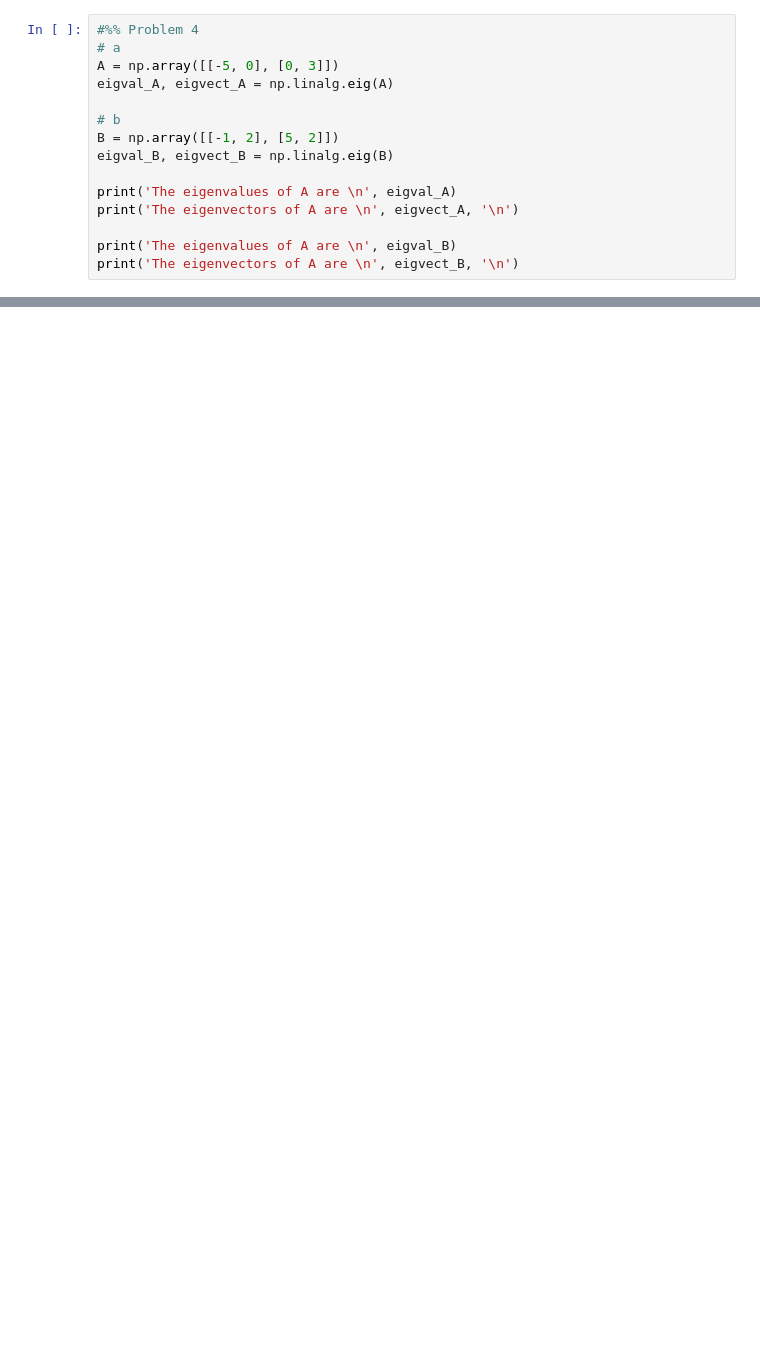
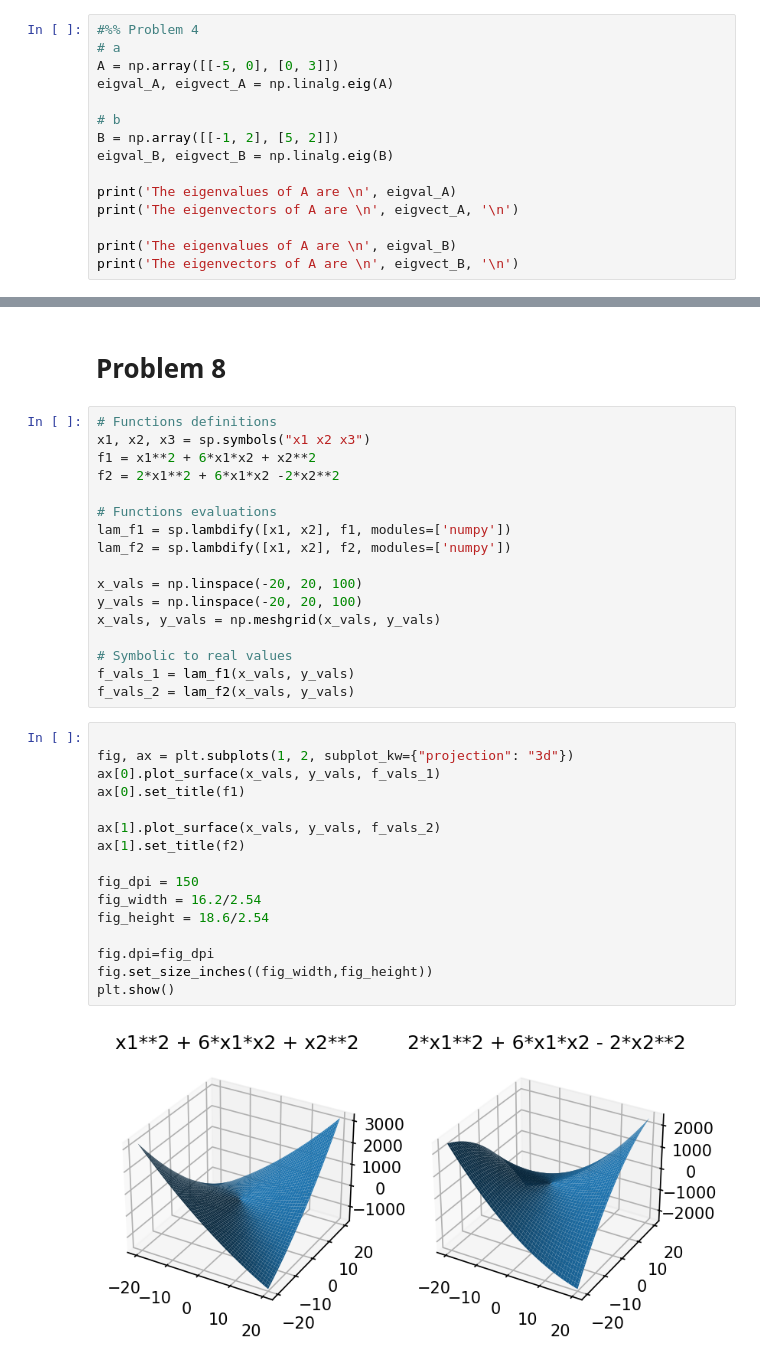
Before and after one commit to lufgarciaar/num_analysis_exercises, a Jupyter notebook: numeric_analysis_exercises/cap2_linear_algebra_review.ipynb, the cells around one changed output, grey strips where cells are left out. Cells and saved outputs as stored; diff of their text form; blank space fills up the shorter version.

Commit message:
Solution to problem 8 added

```diff
--- a/numeric_analysis_exercises/cap2_linear_algebra_review.ipynb
+++ b/numeric_analysis_exercises/cap2_linear_algebra_review.ipynb
@@ -167,0 +126,38 @@ A proof for B can be made getting the matrix from block diag_matrix
+# %% [markdown]
+Problem 8
+==========
+# %%
+# Functions definitions
+x1, x2, x3 = sp.symbols("x1 x2 x3")
+f1 = x1**2 + 6*x1*x2 + x2**2
+f2 = 2*x1**2 + 6*x1*x2 -2*x2**2
+
+# Functions evaluations
+lam_f1 = sp.lambdify([x1, x2], f1, modules=['numpy'])
+lam_f2 = sp.lambdify([x1, x2], f2, modules=['numpy'])
+
+x_vals = np.linspace(-20, 20, 100)
+y_vals = np.linspace(-20, 20, 100)
+x_vals, y_vals = np.meshgrid(x_vals, y_vals)
+
+# Symbolic to real values
+f_vals_1 = lam_f1(x_vals, y_vals)
+f_vals_2 = lam_f2(x_vals, y_vals)
+# %%
+
+fig, ax = plt.subplots(1, 2, subplot_kw={"projection": "3d"})
+ax[0].plot_surface(x_vals, y_vals, f_vals_1)
+ax[0].set_title(f1)
+
+ax[1].plot_surface(x_vals, y_vals, f_vals_2)
+ax[1].set_title(f2)
+
+fig_dpi = 150
+fig_width = 16.2/2.54
+fig_height = 18.6/2.54
+
+fig.dpi=fig_dpi
+fig.set_size_inches((fig_width,fig_height))
+plt.show()
+# %% [output]
+[figure, added]
```
Also changed, not shown: parts of 10 cells of this notebook, 1 other file.
